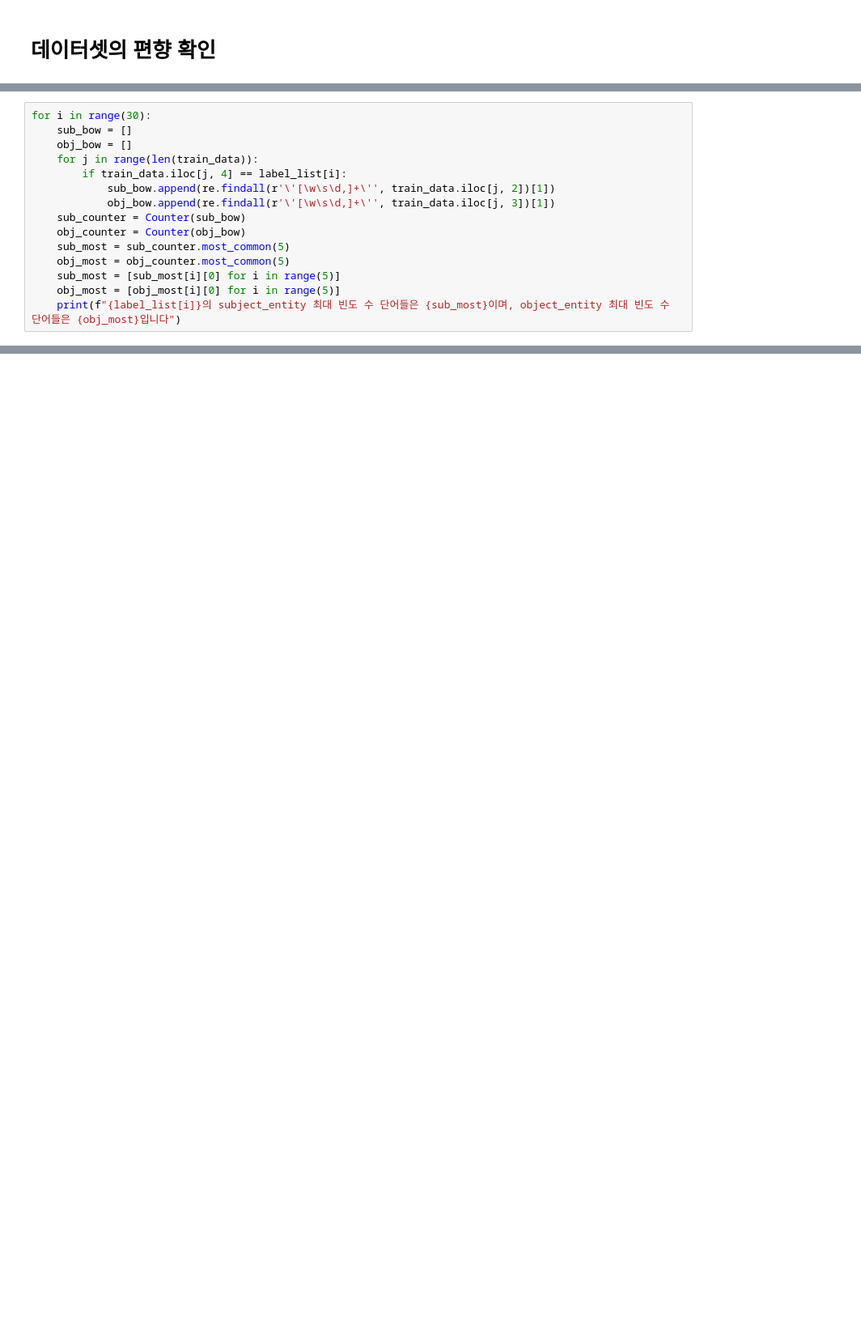
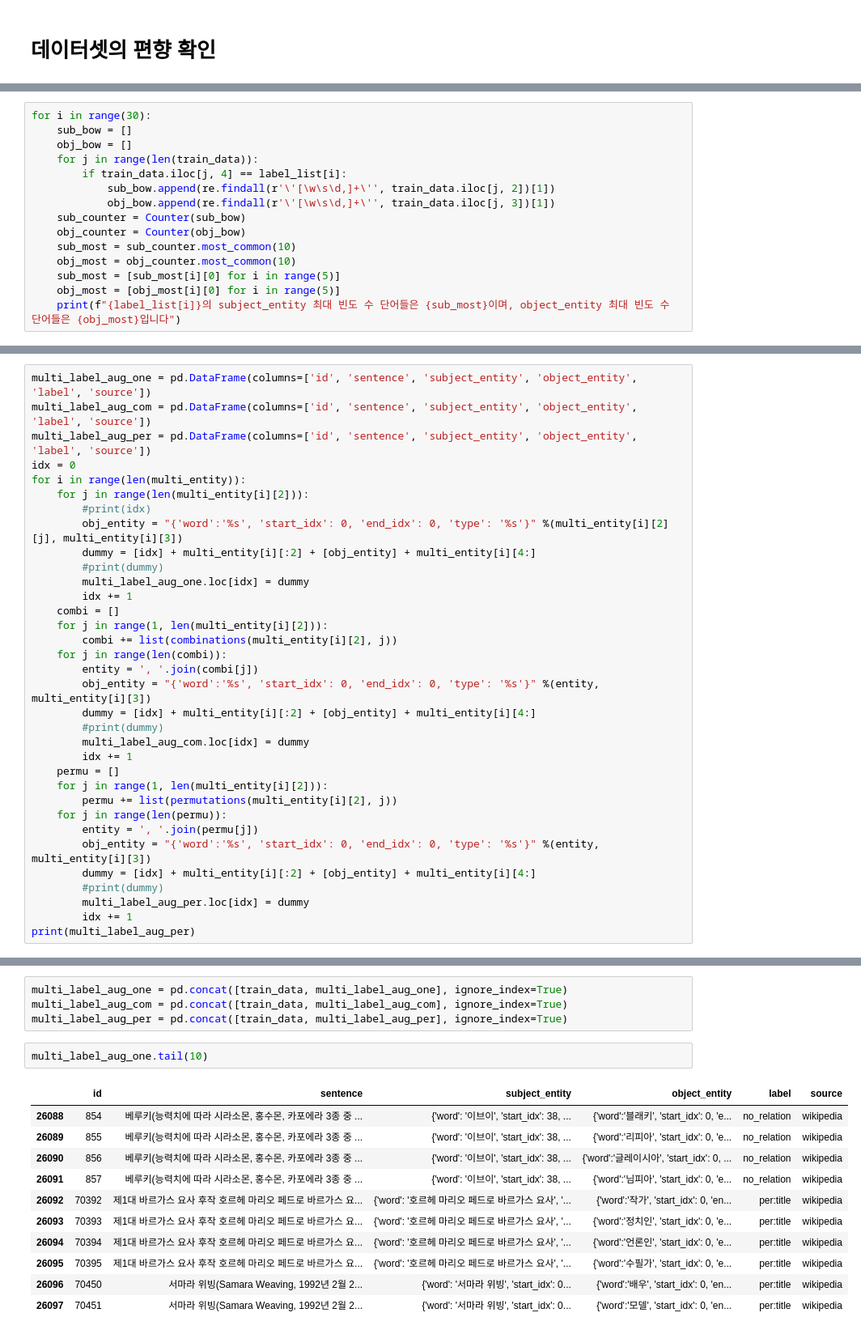
Before and after one commit to boostcampaitech4lv23nlp2/level2_klue_nlp-level1-nlp-12, a Jupyter notebook: EDA.ipynb, the cells around one changed output, grey strips where cells are left out. Shown: that part at 81% size. Cells and saved outputs as stored; diff of their text form; blank space fills up the shorter version.

```diff
--- a/EDA.ipynb
+++ b/EDA.ipynb
@@ -273,8 +361,8 @@ for i in range(30):
             obj_bow.append(re.findall(r'\'[\w\s\d,]+\'', train_data.iloc[j, 3])[1])
     sub_counter = Counter(sub_bow)
     obj_counter = Counter(obj_bow)
-    sub_most = sub_counter.most_common(5)
-    obj_most = obj_counter.most_common(5)
+    sub_most = sub_counter.most_common(10)
+    obj_most = obj_counter.most_common(10)
     sub_most = [sub_most[i][0] for i in range(5)]
     obj_most = [obj_most[i][0] for i in range(5)]
     print(f"{label_list[i]}의 subject_entity 최대 빈도 수 단어들은 {sub_most}이며, object_entity 최대 빈도 수 단어들은 {obj_most}입니다")
@@ -298,0 +483,34 @@ per:religion의 subject_entity 최대 빈도 수 단어들은 ["'문선명'", "'
+# %%
+multi_label_aug_one = pd.DataFrame(columns=['id', 'sentence', 'subject_entity', 'object_entity', 'label', 'source'])
+multi_label_aug_com = pd.DataFrame(columns=['id', 'sentence', 'subject_entity', 'object_entity', 'label', 'source'])
+multi_label_aug_per = pd.DataFrame(columns=['id', 'sentence', 'subject_entity', 'object_entity', 'label', 'source'])
+idx = 0
+for i in range(len(multi_entity)):
+    for j in range(len(multi_entity[i][2])):
+        #print(idx)
+        obj_entity = "{'word':'%s', 'start_idx': 0, 'end_idx': 0, 'type': '%s'}" %(multi_entity[i][2][j], multi_entity[i][3])
+        dummy = [idx] + multi_entity[i][:2] + [obj_entity] + multi_entity[i][4:]
+        #print(dummy)
+        multi_label_aug_one.loc[idx] = dummy
+        idx += 1
+    combi = []
+    for j in range(1, len(multi_entity[i][2])):
+        combi += list(combinations(multi_entity[i][2], j))
+    for j in range(len(combi)):
+        entity = ', '.join(combi[j])
+        obj_entity = "{'word':'%s', 'start_idx': 0, 'end_idx': 0, 'type': '%s'}" %(entity, multi_entity[i][3])
+        dummy = [idx] + multi_entity[i][:2] + [obj_entity] + multi_entity[i][4:]
+        #print(dummy)
+        multi_label_aug_com.loc[idx] = dummy
+        idx += 1
+    permu = []
+    for j in range(1, len(multi_entity[i][2])):
+        permu += list(permutations(multi_entity[i][2], j))
+    for j in range(len(permu)):
+        entity = ', '.join(permu[j])
+        obj_entity = "{'word':'%s', 'start_idx': 0, 'end_idx': 0, 'type': '%s'}" %(entity, multi_entity[i][3])
+        dummy = [idx] + multi_entity[i][:2] + [obj_entity] + multi_entity[i][4:]
+        #print(dummy)
+        multi_label_aug_per.loc[idx] = dummy
+        idx += 1
+print(multi_label_aug_per)
@@ -298,0 +535,18 @@ per:religion의 subject_entity 최대 빈도 수 단어들은 ["'문선명'", "'
+# %%
+multi_label_aug_one = pd.concat([train_data, multi_label_aug_one], ignore_index=True)
+multi_label_aug_com = pd.concat([train_data, multi_label_aug_com], ignore_index=True)
+multi_label_aug_per = pd.concat([train_data, multi_label_aug_per], ignore_index=True)
+# %%
+multi_label_aug_one.tail(10)
+# %% [output]
+|  | id | sentence | subject_entity | object_entity | label | source |
+| 26088 | 854 | 베루키(능력치에 따라 시라소몬, 홍수몬, 카포에라 3종 중 ... | {'word': '이브이', 'start_idx': 38, ... | {'word':'블래키', 'start_idx': 0, 'e... | no_relation | wikipedia |
+| 26089 | 855 | 베루키(능력치에 따라 시라소몬, 홍수몬, 카포에라 3종 중 ... | {'word': '이브이', 'start_idx': 38, ... | {'word':'리피아', 'start_idx': 0, 'e... | no_relation | wikipedia |
+| 26090 | 856 | 베루키(능력치에 따라 시라소몬, 홍수몬, 카포에라 3종 중 ... | {'word': '이브이', 'start_idx': 38, ... | {'word':'글레이시아', 'start_idx': 0, ... | no_relation | wikipedia |
+| 26091 | 857 | 베루키(능력치에 따라 시라소몬, 홍수몬, 카포에라 3종 중 ... | {'word': '이브이', 'start_idx': 38, ... | {'word':'님피아', 'start_idx': 0, 'e... | no_relation | wikipedia |
+| 26092 | 70392 | 제1대 바르가스 요사 후작 호르헤 마리오 페드로 바르가스 요... | {'word': '호르헤 마리오 페드로 바르가스 요사', '... | {'word':'작가', 'start_idx': 0, 'en... | per:title | wikipedia |
+| 26093 | 70393 | 제1대 바르가스 요사 후작 호르헤 마리오 페드로 바르가스 요... | {'word': '호르헤 마리오 페드로 바르가스 요사', '... | {'word':'정치인', 'start_idx': 0, 'e... | per:title | wikipedia |
+| 26094 | 70394 | 제1대 바르가스 요사 후작 호르헤 마리오 페드로 바르가스 요... | {'word': '호르헤 마리오 페드로 바르가스 요사', '... | {'word':'언론인', 'start_idx': 0, 'e... | per:title | wikipedia |
+| 26095 | 70395 | 제1대 바르가스 요사 후작 호르헤 마리오 페드로 바르가스 요... | {'word': '호르헤 마리오 페드로 바르가스 요사', '... | {'word':'수필가', 'start_idx': 0, 'e... | per:title | wikipedia |
+| 26096 | 70450 | 서마라 위빙(Samara Weaving, 1992년 2월 2... | {'word': '서마라 위빙', 'start_idx': 0... | {'word':'배우', 'start_idx': 0, 'en... | per:title | wikipedia |
+| 26097 | 70451 | 서마라 위빙(Samara Weaving, 1992년 2월 2... | {'word': '서마라 위빙', 'start_idx': 0... | {'word':'모델', 'start_idx': 0, 'en... | per:title | wikipedia |
```
Also changed, not shown: parts of 27 cells of this notebook, 7 other files.
